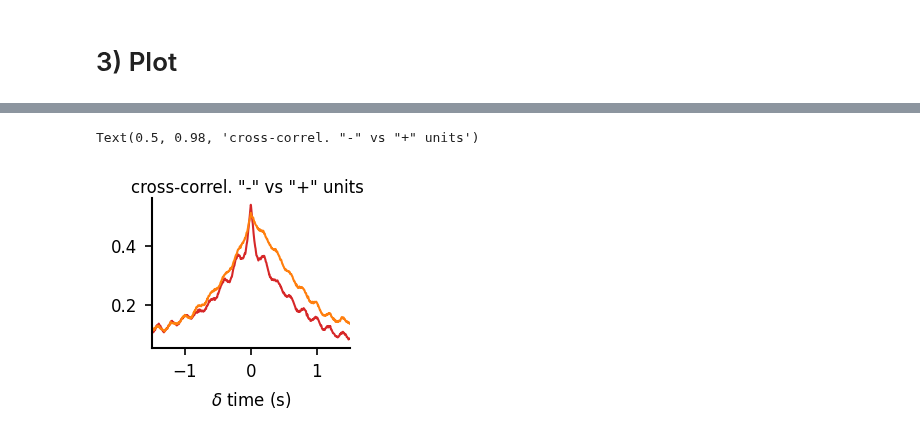
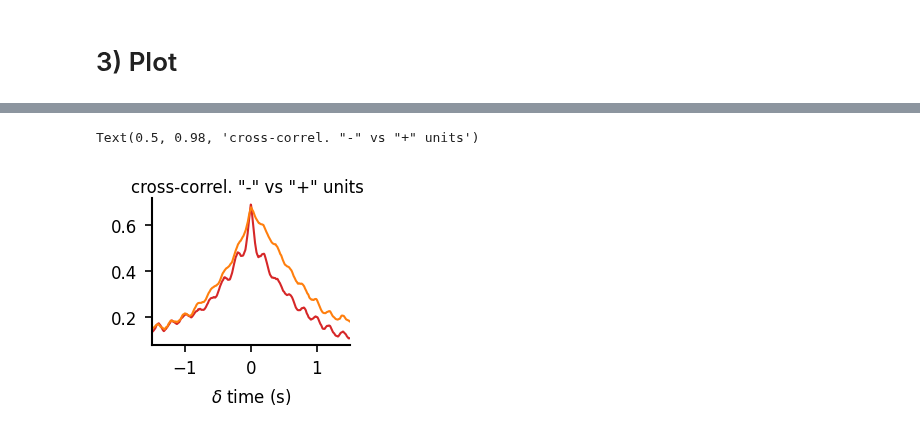
Before and after one commit to yzerlaut/pv-sst-dendrites, a Jupyter notebook: visual_coding/Natural-Movie.ipynb, the cells around one changed output, grey strips where cells are left out. Drawn from its saved outputs; the diff is of its cells as text; code cells hidden in the pictures.

```diff
--- a/visual_coding/Natural-Movie.ipynb
+++ b/visual_coding/Natural-Movie.ipynb
@@ -105,7 +105,7 @@ for k, key, color in zip(range(2), ['PV', 'SST'], ['tab:red','tab:orange']):
                                         '%s_unit_%i.npy' % ('natural_movie_one', unit))
                 if os.path.isfile(filename):
                     spikeResp = spikingResponse(None, None, None, filename=filename)
-                    rates.append(spikeResp.get_rate(smoothing=2e-3))
+                    rates.append(spikeResp.get_rate(smoothing=5e-3))
 time = spikeResp.t
 # %% [markdown]
 # 3) Plot
@@ -130,21 +130,21 @@ for ax in pt.flatten(AX):
 # %%
 fig, ax = plt.subplots(1) # pt.figure()
 ax.set_xlabel('$\delta$ time (s)')
 CCF, time_shift = crosscorrel(np.mean(RATES['PV_negUnits'], axis=0),
                               np.mean(RATES['PV_posUnits'], axis=0),
-                              2, time[1]-time[0])
+                              1.5, time[1]-time[0])
 ax.plot(time_shift, CCF, color='tab:red')
 
 CCF, time_shift = crosscorrel(np.mean(RATES['SST_negUnits'], axis=0),
                               np.mean(RATES['SST_posUnits'], axis=0),
-                              2, time[1]-time[0])
+                              1.5, time[1]-time[0])
 #ax2 = ax.twinx()
 ax.plot(time_shift, CCF, color='tab:orange')
 ax.set_xlim([-1.5,1.5])
 fig.suptitle('cross-correl. "-" vs "+" units')
 # %% [output]
 Text(0.5, 0.98, 'cross-correl. "-" vs "+" units')
-[figure, old version]
+[figure, new version]
 # %%
 fig, ax = plt.subplots(1) # pt.figure()
 ax2 = ax.twinx()
```
Also changed, not shown: parts of 2 cells of this notebook, 3 other files.
